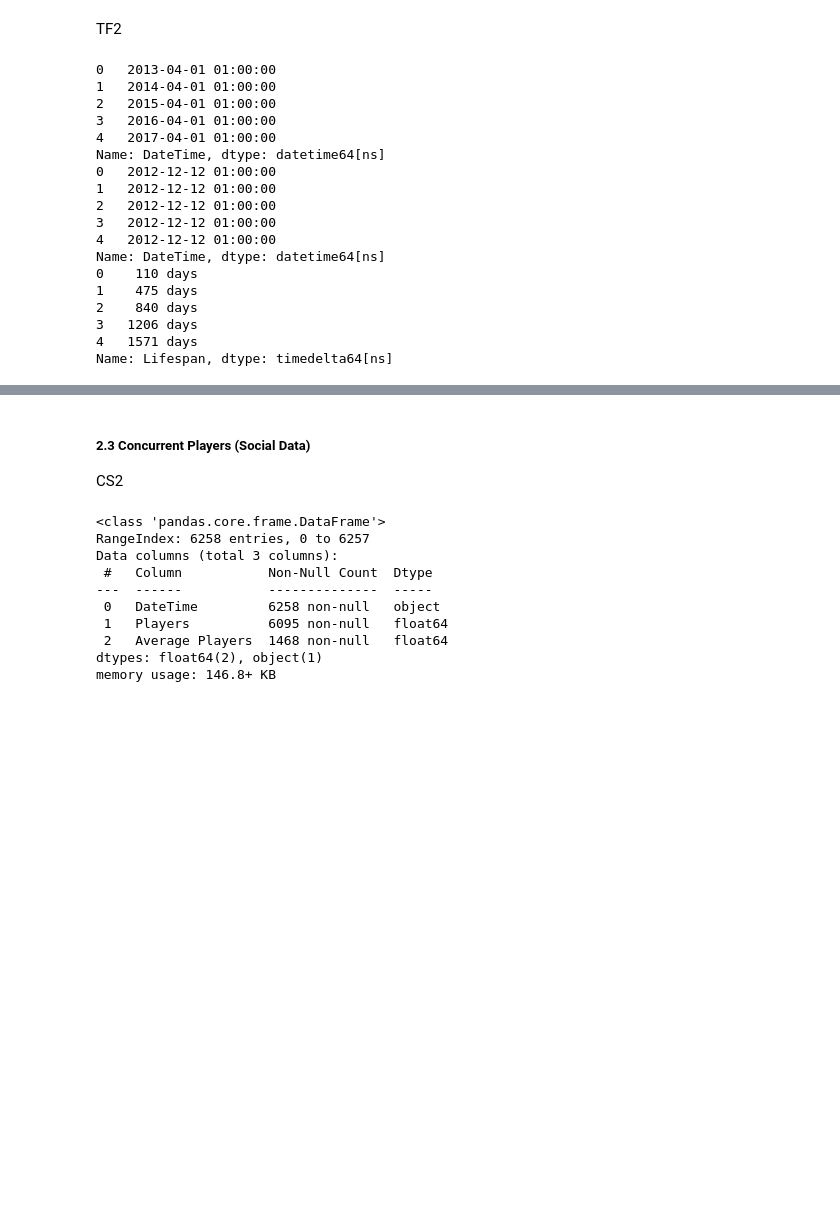
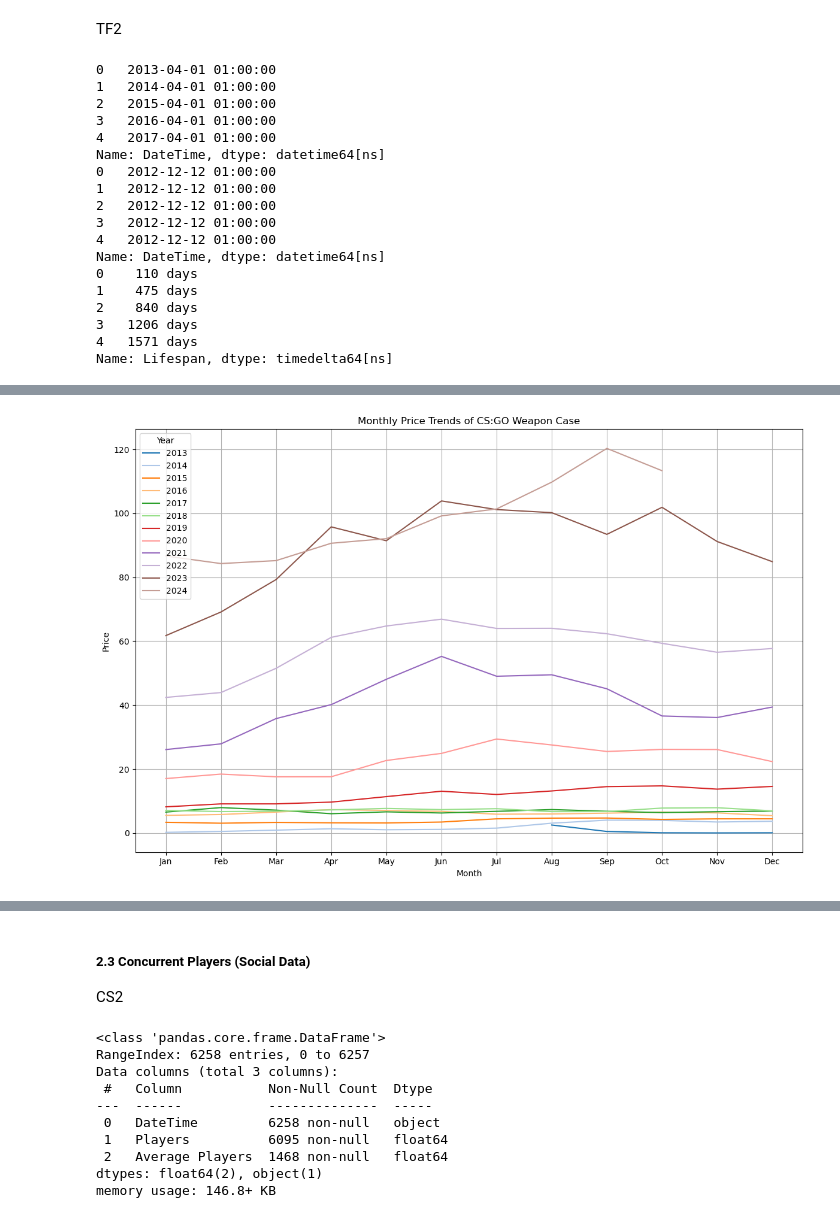
Before and after one commit to aalichao/CMPE255, a Jupyter notebook: Project.ipynb, the cells around one changed output, grey strips where cells are left out. Cells and saved outputs as stored; diff of their text form; code cells hidden in the pictures; blank space fills up the shorter version.

```diff
--- a/Project.ipynb
+++ b/Project.ipynb
@@ -388,0 +500,57 @@ tf.to_json('./TF2Prices/CombinedTF2Prices_MultiParents_Dates_Lifetime.json', ori
+# %%
+import pandas as pd
+import matplotlib.pyplot as plt
+import calendar
+
+# Load the data
+cs = pd.read_csv('./CS2Prices/CombinedCS2Prices_Dates_Lifetime.csv')
+
+# Ensure 'DateTime' column is in datetime format
+cs['DateTime'] = pd.to_datetime(cs['DateTime'], errors='coerce')
+
+# Dictionary for parent items and their children
+family = {'CS:GO Weapon Case': ['MP7 | Skulls', 'SG 553 | Ultraviolet', 'AUG | Wings', 'USP-S | Dark Water', 'Glock-18 | Dragon Tattoo', 'Desert Eagle | Hypnotic', 'AWP | Lightning Strike']}
+
+# Set up the plot
+fig, ax = plt.subplots(figsize=(12, 8))
+
+# Define color map for different lines
+colors = plt.cm.tab20.colors
+
+# Get the parent item
+parent = list(family.keys())[0]
+
+# Filter data for the parent item and create a copy
+item_data = cs[cs['Item Name'] == parent].copy()
+
+# Extract year and month from DateTime
+item_data['Year'] = item_data['DateTime'].dt.year
+item_data['Month'] = item_data['DateTime'].dt.month
+
+# Group by Year and Month, and calculate mean price
+item_data_agg = item_data.groupby(['Year', 'Month'])['Price'].mean().reset_index()
+
+# Get unique years
+years = sorted(item_data_agg['Year'].unique())
+
+# Plot a line for each year
+for i, year in enumerate(years):
+    year_data = item_data_agg[item_data_agg['Year'] == year]
+    ax.plot(year_data['Month'], year_data['Price'], label=str(year), color=colors[i % len(colors)])
+
+# Customize the x-axis
+ax.set_xlabel('Month')
+ax.set_ylabel('Price')
+ax.set_xticks(range(1, 13))
+ax.set_xticklabels([calendar.month_abbr[i] for i in range(1, 13)])
+
+# Title and grid for clarity
+plt.title(f'Monthly Price Trends of {parent}')
+ax.legend(title='Year', loc='upper left')
+ax.grid(True)
+
+# Display the plot
+plt.tight_layout()
+plt.show()
+# %% [output]
+[figure, added]
```
Also changed, not shown: parts of 16 cells of this notebook.
